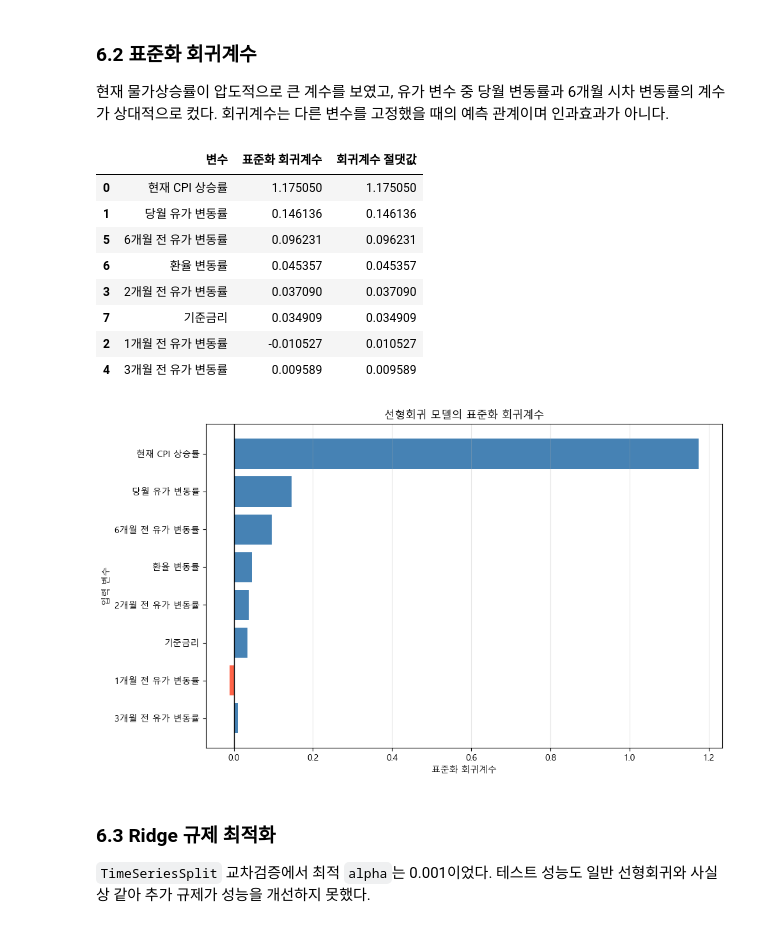
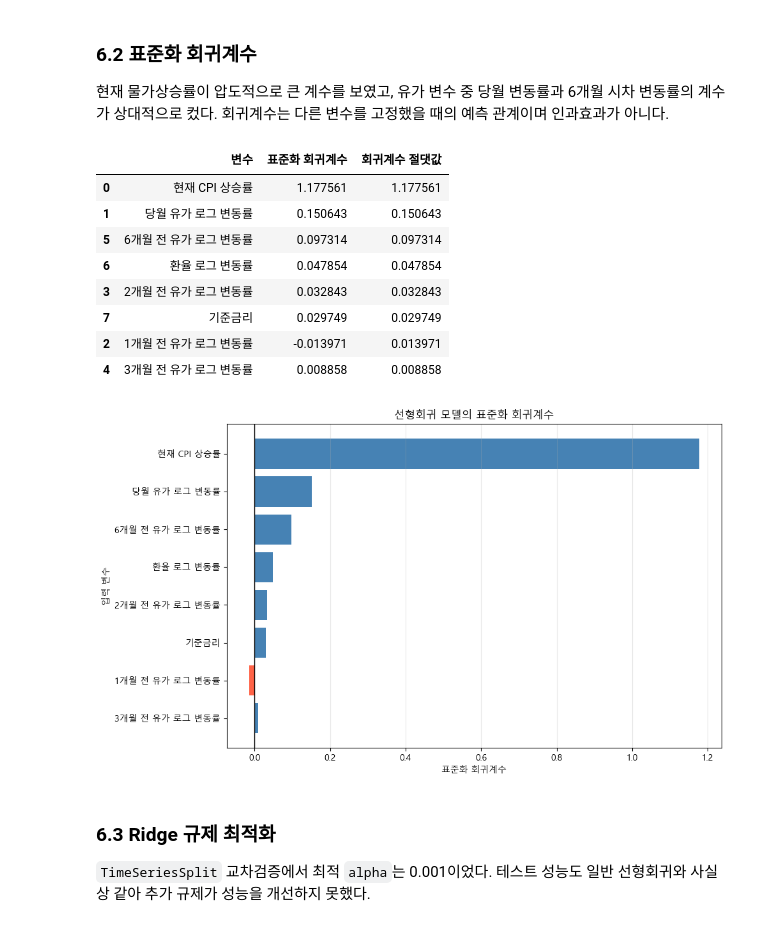
Before and after one commit to Polalise/MachineLearning_oil, a Jupyter notebook: model.ipynb, the cells around one changed output. Cells and saved outputs as stored; diff of their text form; code cells hidden in the pictures.

```diff
--- a/model.ipynb
+++ b/model.ipynb
@@ -516,12 +624,12 @@ plt.show()
 # 모델링 데이터 확정과 시계열 분할
 feature_columns = [
     "cpi_yoy",
-    "oil_mom",
-    "oil_lag_1",
-    "oil_lag_2",
-    "oil_lag_3",
-    "oil_lag_6",
-    "fx_mom",
+    "oil_log_mom",
+    "oil_log_lag_1",
+    "oil_log_lag_2",
+    "oil_log_lag_3",
+    "oil_log_lag_6",
+    "fx_log_mom",
     "base_rate",
 ]
 
@@ -776,7 +884,7 @@ ablation_features = {
     ],
     "CPI + FX + Rate": [
         "cpi_yoy",
-        "fx_mom",
+        "fx_log_mom",
         "base_rate",
     ],
     "Full Model (+ Oil)": feature_columns,
@@ -880,12 +1043,12 @@ linear_coefficients["Absolute_Coefficient"] = (
 # 변수명 한글 변환
 feature_name_map = {
     "cpi_yoy": "현재 CPI 상승률",
-    "oil_mom": "당월 유가 변동률",
-    "oil_lag_1": "1개월 전 유가 변동률",
-    "oil_lag_2": "2개월 전 유가 변동률",
-    "oil_lag_3": "3개월 전 유가 변동률",
-    "oil_lag_6": "6개월 전 유가 변동률",
-    "fx_mom": "환율 변동률",
+    "oil_log_mom": "당월 유가 로그 변동률",
+    "oil_log_lag_1": "1개월 전 유가 로그 변동률",
+    "oil_log_lag_2": "2개월 전 유가 로그 변동률",
+    "oil_log_lag_3": "3개월 전 유가 로그 변동률",
+    "oil_log_lag_6": "6개월 전 유가 로그 변동률",
+    "fx_log_mom": "환율 로그 변동률",
     "base_rate": "기준금리",
 }
 
@@ -912,42 +1075,42 @@ display(
 )
 
 # 그래프는 작은 값부터 정렬
 coefficients_plot = coefficients_ko.sort_values(
     "회귀계수 절댓값",
     ascending=True,
 )
 
 plt.figure(figsize=(10, 6))
 
 colors = [
     "tomato" if value < 0 else "steelblue"
     for value in coefficients_plot["표준화 회귀계수"]
 ]
 
 plt.barh(
     coefficients_plot["변수"],
     coefficients_plot["표준화 회귀계수"],
     color=colors,
 )
 
 plt.axvline(0, color="black", linewidth=1)
 plt.title("선형회귀 모델의 표준화 회귀계수")
 plt.xlabel("표준화 회귀계수")
 plt.ylabel("입력 변수")
 plt.grid(axis="x", alpha=0.3)
 plt.tight_layout()
 plt.show()
 # %% [output]
 |  | 변수 | 표준화 회귀계수 | 회귀계수 절댓값 |
-| 0 | 현재 CPI 상승률 | 1.175050 | 1.175050 |
-| 1 | 당월 유가 변동률 | 0.146136 | 0.146136 |
-| 5 | 6개월 전 유가 변동률 | 0.096231 | 0.096231 |
-| 6 | 환율 변동률 | 0.045357 | 0.045357 |
-| 3 | 2개월 전 유가 변동률 | 0.037090 | 0.037090 |
-| 7 | 기준금리 | 0.034909 | 0.034909 |
-| 2 | 1개월 전 유가 변동률 | -0.010527 | 0.010527 |
-| 4 | 3개월 전 유가 변동률 | 0.009589 | 0.009589 |
+| 0 | 현재 CPI 상승률 | 1.177561 | 1.177561 |
+| 1 | 당월 유가 로그 변동률 | 0.150643 | 0.150643 |
+| 5 | 6개월 전 유가 로그 변동률 | 0.097314 | 0.097314 |
+| 6 | 환율 로그 변동률 | 0.047854 | 0.047854 |
+| 3 | 2개월 전 유가 로그 변동률 | 0.032843 | 0.032843 |
+| 7 | 기준금리 | 0.029749 | 0.029749 |
+| 2 | 1개월 전 유가 로그 변동률 | -0.013971 | 0.013971 |
+| 4 | 3개월 전 유가 로그 변동률 | 0.008858 | 0.008858 |
-[figure, old version]
+[figure, new version]
 # %% [markdown]
 ### 6.3 Ridge 규제 최적화
 
```
Also changed, not shown: parts of 20 cells of this notebook, 8 other files.
